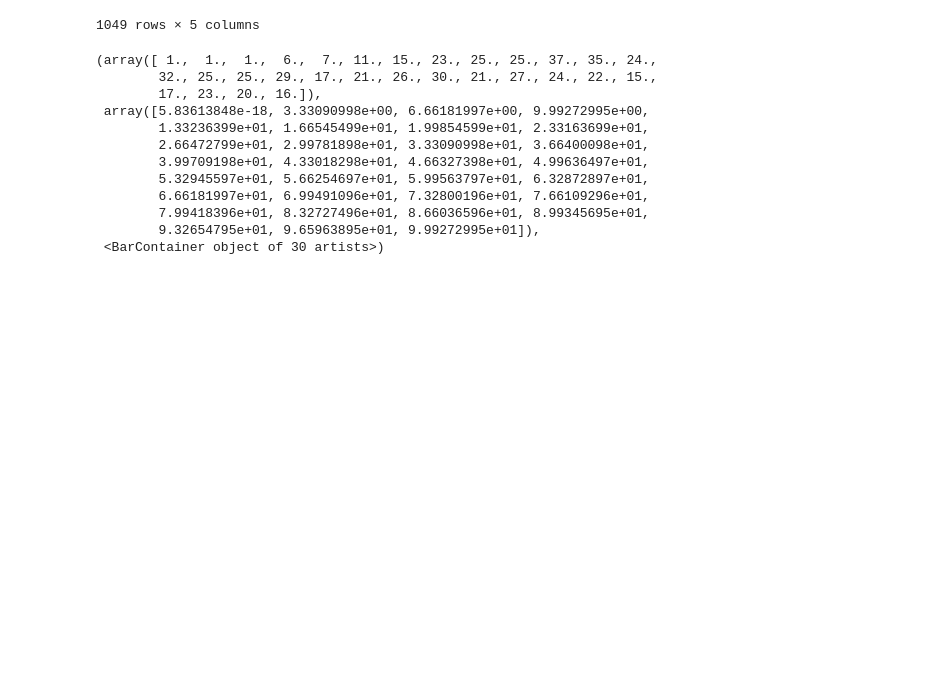
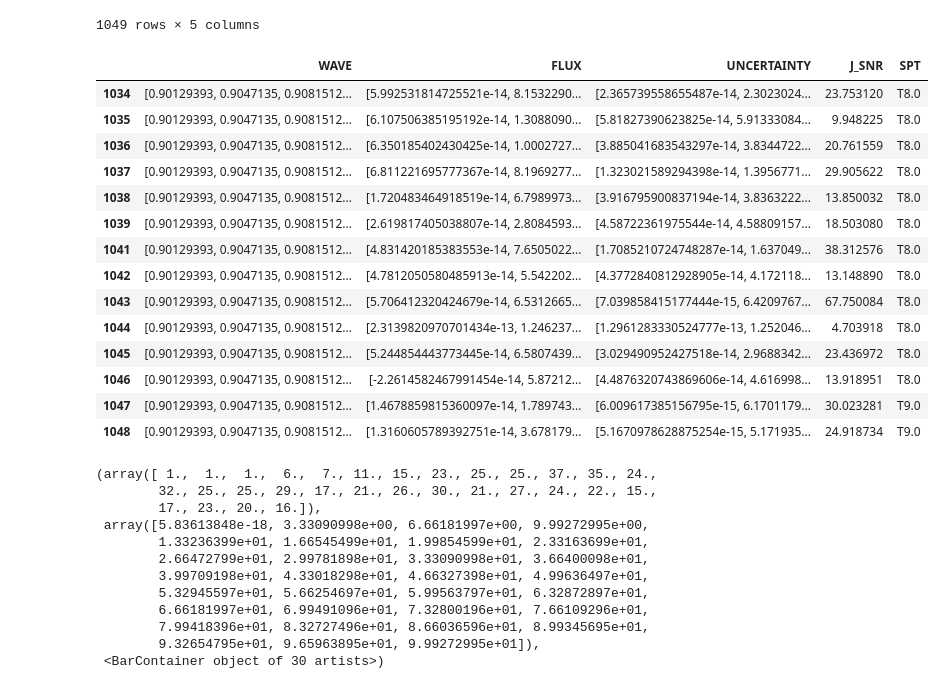
Before and after one commit to jddraxl/binariesML, a Jupyter notebook: BinaryCreation.ipynb, the cells around one changed output. Cells and saved outputs as stored; diff of their text form; code cells hidden in the pictures; blank space fills up the shorter version.

```diff
--- a/BinaryCreation.ipynb
+++ b/BinaryCreation.ipynb
@@ -28,6 +28,24 @@ singles
 | 1047 | [0.90129393, 0.9047135, 0.9081512... | [1.4678859815360097e-14, 1.789743... | [6.009617385156795e-15, 6.1701179... | 30.023281 | T9.0 |
 | 1048 | [0.90129393, 0.9047135, 0.9081512... | [1.3160605789392751e-14, 3.678179... | [5.1670978628875254e-15, 5.171935... | 24.918734 | T9.0 |
 1049 rows × 5 columns
+# %%
+singles[('T8.0'==singles.SPT)|('T9.0'==singles.SPT)]
+# %% [output]
+|  | WAVE | FLUX | UNCERTAINTY | J_SNR | SPT |
+| 1034 | [0.90129393, 0.9047135, 0.9081512... | [5.992531814725521e-14, 8.1532290... | [2.365739558655487e-14, 2.3023024... | 23.753120 | T8.0 |
+| 1035 | [0.90129393, 0.9047135, 0.9081512... | [6.107506385195192e-14, 1.3088090... | [5.81827390623825e-14, 5.91333084... | 9.948225 | T8.0 |
+| 1036 | [0.90129393, 0.9047135, 0.9081512... | [6.350185402430425e-14, 1.0002727... | [3.885041683543297e-14, 3.8344722... | 20.761559 | T8.0 |
+| 1037 | [0.90129393, 0.9047135, 0.9081512... | [6.811221695777367e-14, 8.1969277... | [1.323021589294398e-14, 1.3956771... | 29.905622 | T8.0 |
+| 1038 | [0.90129393, 0.9047135, 0.9081512... | [1.720483464918519e-14, 6.7989973... | [3.916795900837194e-14, 3.8363222... | 13.850032 | T8.0 |
+| 1039 | [0.90129393, 0.9047135, 0.9081512... | [2.619817405038807e-14, 2.8084593... | [4.58722361975544e-14, 4.58809157... | 18.503080 | T8.0 |
+| 1041 | [0.90129393, 0.9047135, 0.9081512... | [4.831420185383553e-14, 7.6505022... | [1.7085210724748287e-14, 1.637049... | 38.312576 | T8.0 |
+| 1042 | [0.90129393, 0.9047135, 0.9081512... | [4.7812050580485913e-14, 5.542202... | [4.3772840812928905e-14, 4.172118... | 13.148890 | T8.0 |
+| 1043 | [0.90129393, 0.9047135, 0.9081512... | [5.706412320424679e-14, 6.5312665... | [7.039858415177444e-15, 6.4209767... | 67.750084 | T8.0 |
+| 1044 | [0.90129393, 0.9047135, 0.9081512... | [2.3139820970701434e-13, 1.246237... | [1.2961283330524777e-13, 1.252046... | 4.703918 | T8.0 |
+| 1045 | [0.90129393, 0.9047135, 0.9081512... | [5.244854443773445e-14, 6.5807439... | [3.029490952427518e-14, 2.9688342... | 23.436972 | T8.0 |
+| 1046 | [0.90129393, 0.9047135, 0.9081512... | [-2.2614582467991454e-14, 5.87212... | [4.4876320743869606e-14, 4.616998... | 13.918951 | T8.0 |
+| 1047 | [0.90129393, 0.9047135, 0.9081512... | [1.4678859815360097e-14, 1.789743... | [6.009617385156795e-15, 6.1701179... | 30.023281 | T9.0 |
+| 1048 | [0.90129393, 0.9047135, 0.9081512... | [1.3160605789392751e-14, 3.678179... | [5.1670978628875254e-15, 5.171935... | 24.918734 | T9.0 |
 # %%
 plt.hist(singles.J_SNR[singles.J_SNR<100],bins=30)
 # %% [output]
```
Also changed, not shown: parts of 1 cell of this notebook.
